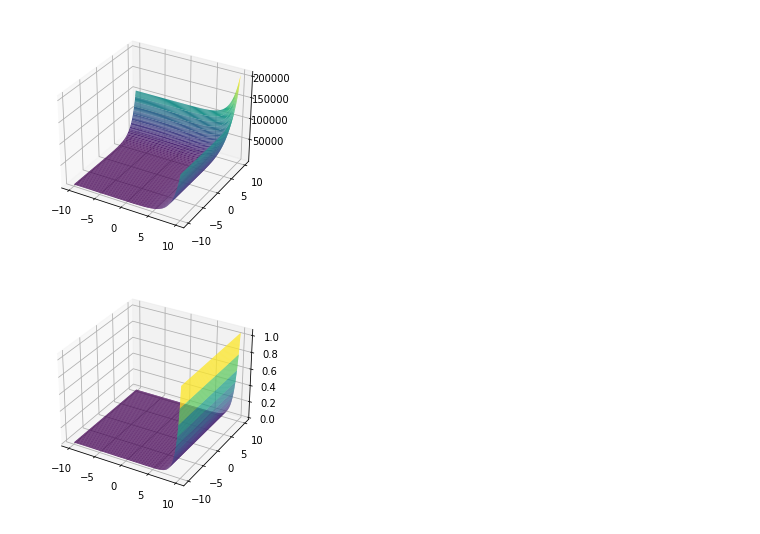
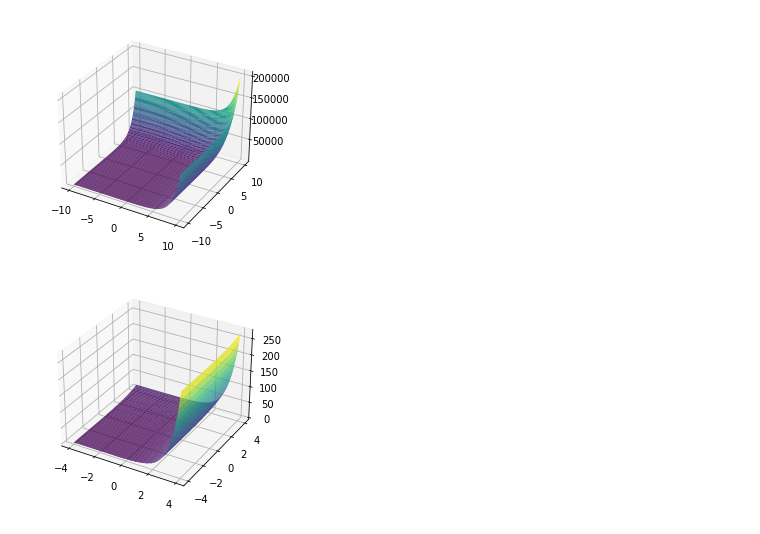
Before and after one commit to UCPHszf/Numerical-Optimization, a Jupyter notebook: code/case_studies.ipynb, the cells around one changed output. Cells and saved outputs as stored; diff of their text form; code cells hidden in the pictures.

```diff
--- a/code/case_studies.ipynb
+++ b/code/case_studies.ipynb
@@ -367,6 +367,6 @@ my_plot_3d(attractive_sector)
 # %% [output]
 [figure]
 # %%
-my_plot_3d(sum_of_different_powers_function)
+my_plot_3d(sum_of_different_powers_function, start=-4, end=4)
 # %% [output]
-[figure, old version]
+[figure, new version]
```
Also changed, not shown: parts of 3 cells of this notebook.
